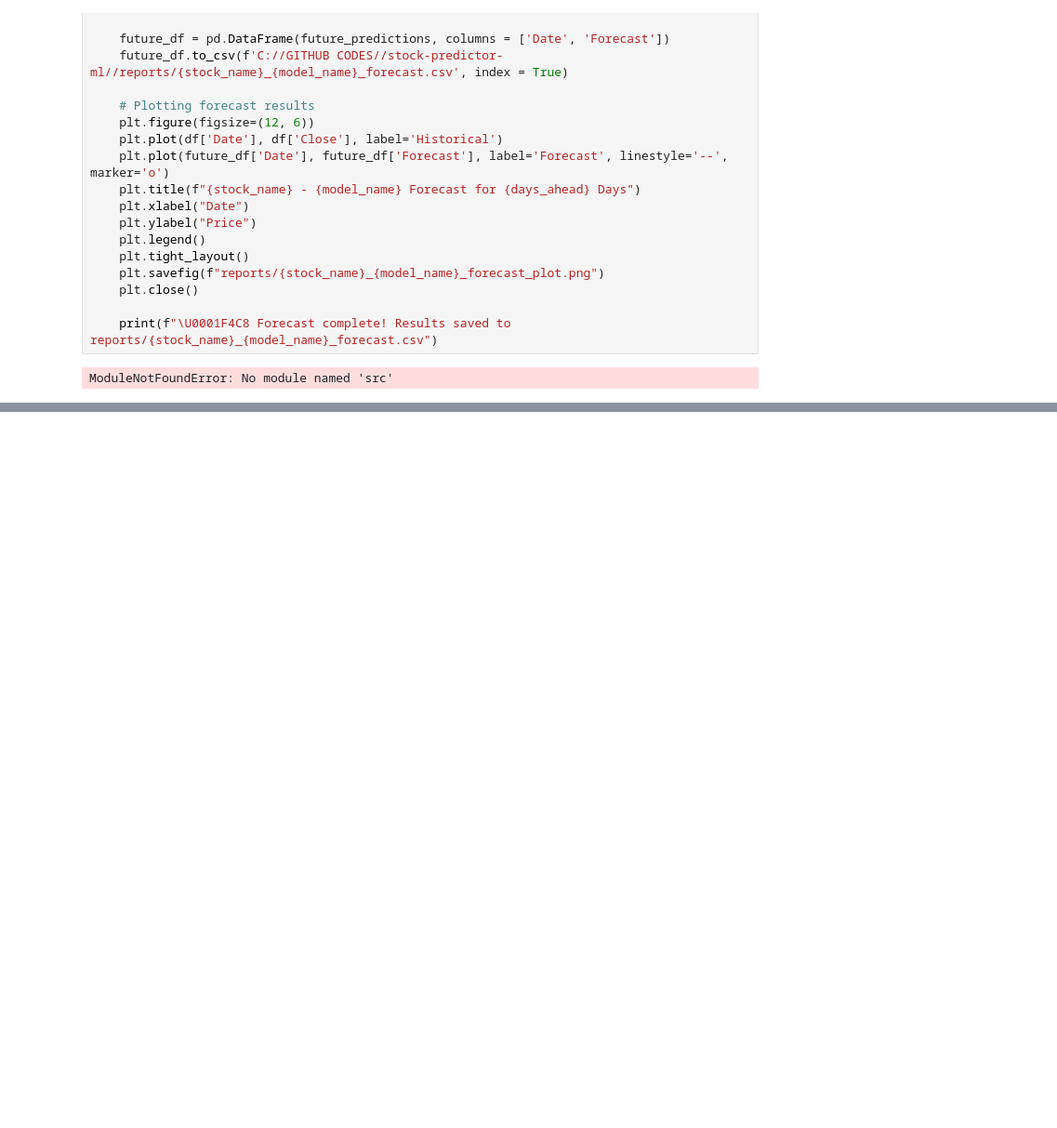
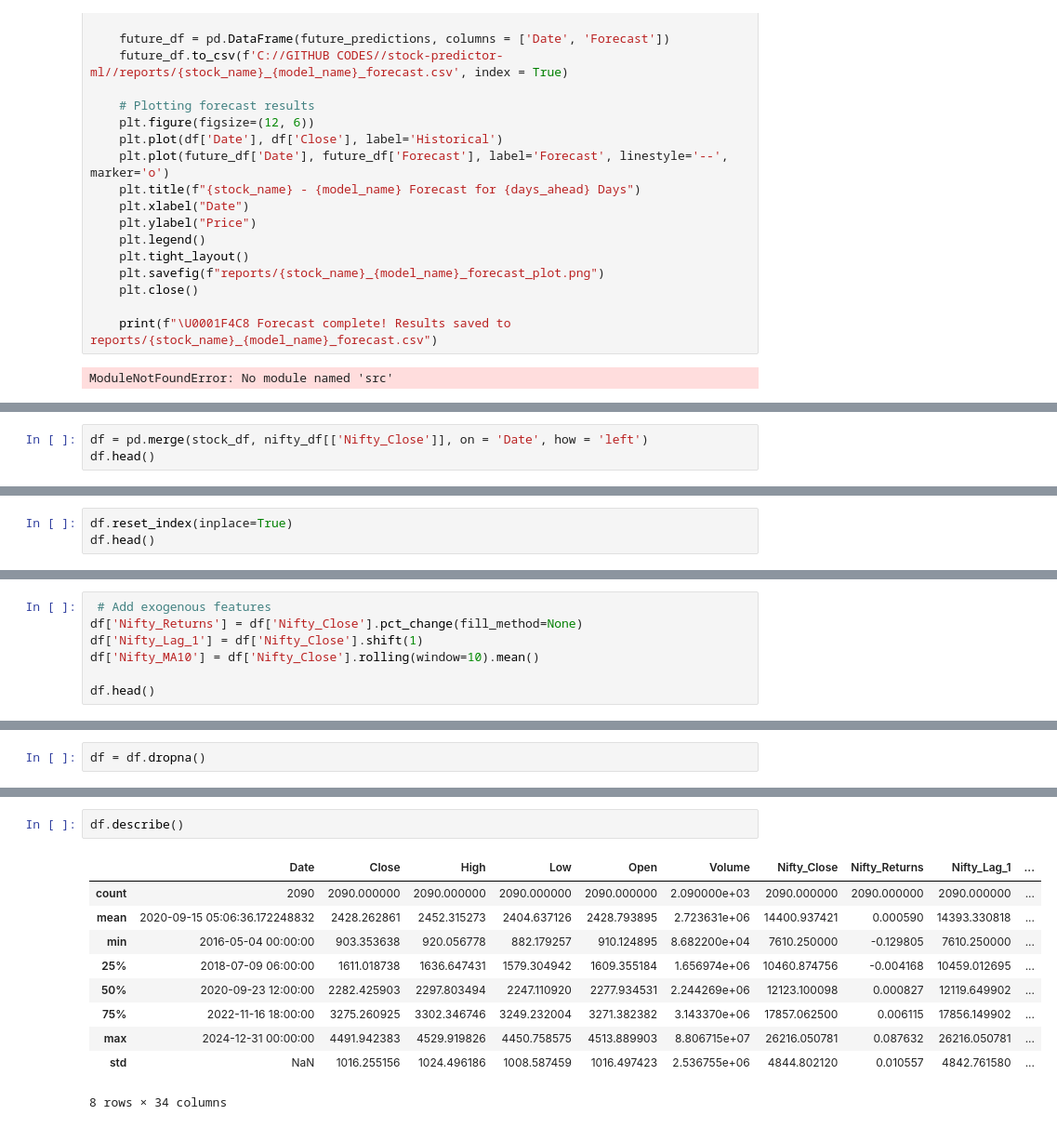
Before and after one commit to prasad14082000/stock-predictor-ml-app, a Jupyter notebook: notebooks/07_python_scripts_check.ipynb, the cells around one changed output, grey strips where cells are left out. Shown at 93% size. Drawn from its saved outputs; the diff is of its cells as text; blank space fills up the shorter version.

Commit message:
MERGED-NIFTY-50-DATA

```diff
--- a/notebooks/07_python_scripts_check.ipynb
+++ b/notebooks/07_python_scripts_check.ipynb
@@ -389,0 +421,3 @@ ModuleNotFoundError: No module named 'src'
+# %%
+df = pd.merge(stock_df, nifty_df[['Nifty_Close']], on = 'Date', how = 'left')
+df.head()
@@ -389,0 +432,3 @@ ModuleNotFoundError: No module named 'src'
+# %%
+df.reset_index(inplace=True)
+df.head()
@@ -389,0 +462,7 @@ ModuleNotFoundError: No module named 'src'
+# %%
+ # Add exogenous features
+df['Nifty_Returns'] = df['Nifty_Close'].pct_change(fill_method=None)
+df['Nifty_Lag_1'] = df['Nifty_Close'].shift(1)
+df['Nifty_MA10'] = df['Nifty_Close'].rolling(window=10).mean()
+
+df.head()
@@ -389,0 +476,2 @@ ModuleNotFoundError: No module named 'src'
+# %%
+df = df.dropna()
@@ -389,0 +545,13 @@ ModuleNotFoundError: No module named 'src'
+# %%
+df.describe()
+# %% [output]
+|  | Date | Close | High | Low | Open | Volume | Nifty_Close | Nifty_Returns | Nifty_Lag_1 | ... |
+| count | 2090 | 2090.000000 | 2090.000000 | 2090.000000 | 2090.000000 | 2.090000e+03 | 2090.000000 | 2090.000000 | 2090.000000 | ... |
+| mean | 2020-09-15 05:06:36.172248832 | 2428.262861 | 2452.315273 | 2404.637126 | 2428.793895 | 2.723631e+06 | 14400.937421 | 0.000590 | 14393.330818 | ... |
+| min | 2016-05-04 00:00:00 | 903.353638 | 920.056778 | 882.179257 | 910.124895 | 8.682200e+04 | 7610.250000 | -0.129805 | 7610.250000 | ... |
+| 25% | 2018-07-09 06:00:00 | 1611.018738 | 1636.647431 | 1579.304942 | 1609.355184 | 1.656974e+06 | 10460.874756 | -0.004168 | 10459.012695 | ... |
+| 50% | 2020-09-23 12:00:00 | 2282.425903 | 2297.803494 | 2247.110920 | 2277.934531 | 2.244269e+06 | 12123.100098 | 0.000827 | 12119.649902 | ... |
+| 75% | 2022-11-16 18:00:00 | 3275.260925 | 3302.346746 | 3249.232004 | 3271.382382 | 3.143370e+06 | 17857.062500 | 0.006115 | 17856.149902 | ... |
+| max | 2024-12-31 00:00:00 | 4491.942383 | 4529.919826 | 4450.758575 | 4513.889903 | 8.806715e+07 | 26216.050781 | 0.087632 | 26216.050781 | ... |
+| std | NaN | 1016.255156 | 1024.496186 | 1008.587459 | 1016.497423 | 2.536755e+06 | 4844.802120 | 0.010557 | 4842.761580 | ... |
+8 rows × 34 columns
```
Also changed, not shown: parts of 9 cells of this notebook, 33 other files.
